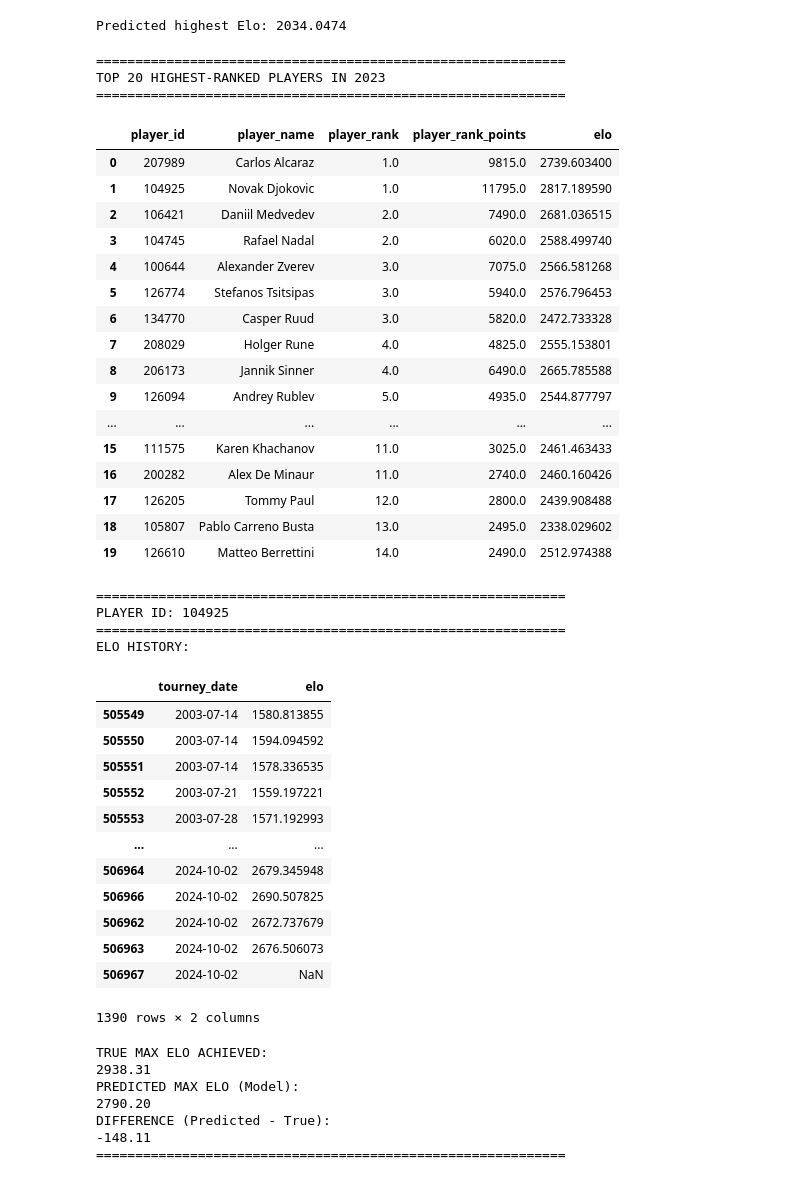
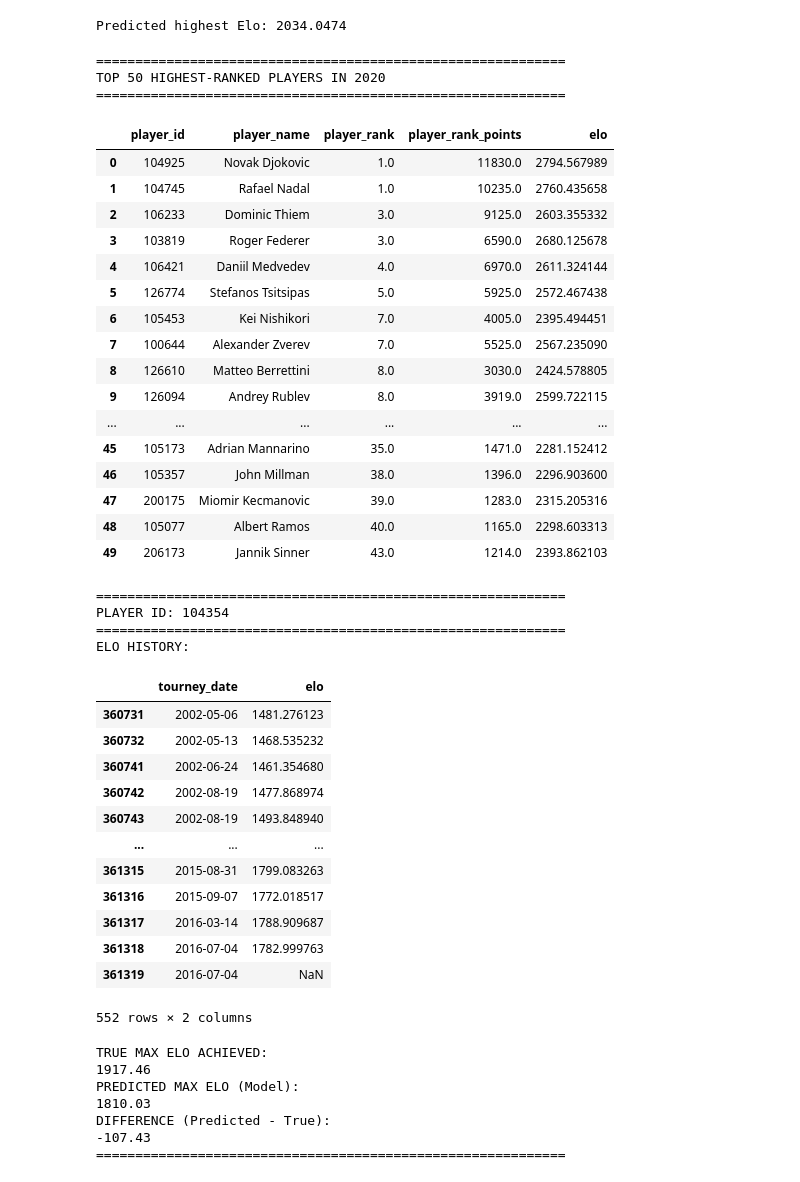
Before and after one commit to GolbertCeitaPages/CMI-DataScience-Project, a Jupyter notebook: xgboost_predictions/xgboost.ipynb, the cells around one changed output. Saved outputs shown, nothing was run; the diff lists cells and outputs as text; code cells hidden in the pictures.

```diff
--- a/xgboost_predictions/xgboost.ipynb
+++ b/xgboost_predictions/xgboost.ipynb
@@ -231,52 +231,52 @@ def top_players_by_year(df, year, top_n=20):
     best_rank_year = (
         year_df
         .groupby('player_id', as_index=False)
         .agg({
             'player_name': 'first',        # player name
             'player_rank': 'min',          # best rank
             'player_rank_points': 'max',   # peak points that year
             'elo': 'max'                   # peak elo that year
         })
         .sort_values('player_rank')
         .head(top_n)
     )
 
     print("=" * 60)
     print(f"TOP {top_n} HIGHEST-RANKED PLAYERS IN {year}")
     print("=" * 60)
 
     display(best_rank_year.reset_index(drop=True))
 
 
 # -------------------------
 # USAGE
 # -------------------------
 top_players_by_year(
     df=df,
-    year=2023,   # <-- CHANGE YEAR HERE
-    top_n=20
+    year=2020,   # <-- CHANGE YEAR HERE
+    top_n=50
 )
 # %% [output]
 ============================================================
-TOP 20 HIGHEST-RANKED PLAYERS IN 2023
+TOP 50 HIGHEST-RANKED PLAYERS IN 2020
 ============================================================
 |  | player_id | player_name | player_rank | player_rank_points | elo |
-| 0 | 207989 | Carlos Alcaraz | 1.0 | 9815.0 | 2739.603400 |
-| 1 | 104925 | Novak Djokovic | 1.0 | 11795.0 | 2817.189590 |
-| 2 | 106421 | Daniil Medvedev | 2.0 | 7490.0 | 2681.036515 |
-| 3 | 104745 | Rafael Nadal | 2.0 | 6020.0 | 2588.499740 |
-| 4 | 100644 | Alexander Zverev | 3.0 | 7075.0 | 2566.581268 |
-| 5 | 126774 | Stefanos Tsitsipas | 3.0 | 5940.0 | 2576.796453 |
-| 6 | 134770 | Casper Ruud | 3.0 | 5820.0 | 2472.733328 |
-| 7 | 208029 | Holger Rune | 4.0 | 4825.0 | 2555.153801 |
-| 8 | 206173 | Jannik Sinner | 4.0 | 6490.0 | 2665.785588 |
-| 9 | 126094 | Andrey Rublev | 5.0 | 4935.0 | 2544.877797 |
+| 0 | 104925 | Novak Djokovic | 1.0 | 11830.0 | 2794.567989 |
+| 1 | 104745 | Rafael Nadal | 1.0 | 10235.0 | 2760.435658 |
+| 2 | 106233 | Dominic Thiem | 3.0 | 9125.0 | 2603.355332 |
+| 3 | 103819 | Roger Federer | 3.0 | 6590.0 | 2680.125678 |
+| 4 | 106421 | Daniil Medvedev | 4.0 | 6970.0 | 2611.324144 |
+| 5 | 126774 | Stefanos Tsitsipas | 5.0 | 5925.0 | 2572.467438 |
+| 6 | 105453 | Kei Nishikori | 7.0 | 4005.0 | 2395.494451 |
+| 7 | 100644 | Alexander Zverev | 7.0 | 5525.0 | 2567.235090 |
+| 8 | 126610 | Matteo Berrettini | 8.0 | 3030.0 | 2424.578805 |
+| 9 | 126094 | Andrey Rublev | 8.0 | 3919.0 | 2599.722115 |
 | ... | ... | ... | ... | ... | ... |
-| 15 | 111575 | Karen Khachanov | 11.0 | 3025.0 | 2461.463433 |
-| 16 | 200282 | Alex De Minaur | 11.0 | 2740.0 | 2460.160426 |
-| 17 | 126205 | Tommy Paul | 12.0 | 2800.0 | 2439.908488 |
-| 18 | 105807 | Pablo Carreno Busta | 13.0 | 2495.0 | 2338.029602 |
-| 19 | 126610 | Matteo Berrettini | 14.0 | 2490.0 | 2512.974388 |
+| 45 | 105173 | Adrian Mannarino | 35.0 | 1471.0 | 2281.152412 |
+| 46 | 105357 | John Millman | 38.0 | 1396.0 | 2296.903600 |
+| 47 | 200175 | Miomir Kecmanovic | 39.0 | 1283.0 | 2315.205316 |
+| 48 | 105077 | Albert Ramos | 40.0 | 1165.0 | 2298.603313 |
+| 49 | 206173 | Jannik Sinner | 43.0 | 1214.0 | 2393.862103 |
 # %%
 def inspect_player_elo(player_id, df, model, features, train_medians):
     """
@@ -333,7 +333,7 @@ train_medians = train[features].median()
 # USAGE
 # ----------------------------------------
 inspect_player_elo(
-    player_id=104925,      # <-- CHANGE PLAYER ID HERE
+    player_id=104354,      # <-- CHANGE PLAYER ID HERE
     df=df,
     model=model,
     features=features,
@@ -341,26 +341,26 @@ inspect_player_elo(
 )
 # %% [output]
 ============================================================
-PLAYER ID: 104925
+PLAYER ID: 104354
 ============================================================
 ELO HISTORY:
 |  | tourney_date | elo |
-| 505549 | 2003-07-14 | 1580.813855 |
-| 505550 | 2003-07-14 | 1594.094592 |
-| 505551 | 2003-07-14 | 1578.336535 |
-| 505552 | 2003-07-21 | 1559.197221 |
-| 505553 | 2003-07-28 | 1571.192993 |
+| 360731 | 2002-05-06 | 1481.276123 |
+| 360732 | 2002-05-13 | 1468.535232 |
+| 360741 | 2002-06-24 | 1461.354680 |
+| 360742 | 2002-08-19 | 1477.868974 |
+| 360743 | 2002-08-19 | 1493.848940 |
 | ... | ... | ... |
-| 506964 | 2024-10-02 | 2679.345948 |
-| 506966 | 2024-10-02 | 2690.507825 |
-| 506962 | 2024-10-02 | 2672.737679 |
-| 506963 | 2024-10-02 | 2676.506073 |
-| 506967 | 2024-10-02 | NaN |
+| 361315 | 2015-08-31 | 1799.083263 |
+| 361316 | 2015-09-07 | 1772.018517 |
+| 361317 | 2016-03-14 | 1788.909687 |
+| 361318 | 2016-07-04 | 1782.999763 |
+| 361319 | 2016-07-04 | NaN |
-1390 rows × 2 columns
+552 rows × 2 columns
 TRUE MAX ELO ACHIEVED:
-2938.31
+1917.46
 PREDICTED MAX ELO (Model):
-2790.20
+1810.03
 DIFFERENCE (Predicted - True):
--148.11
+-107.43
 ============================================================
```
Also changed, not shown: parts of 2 cells of this notebook.
